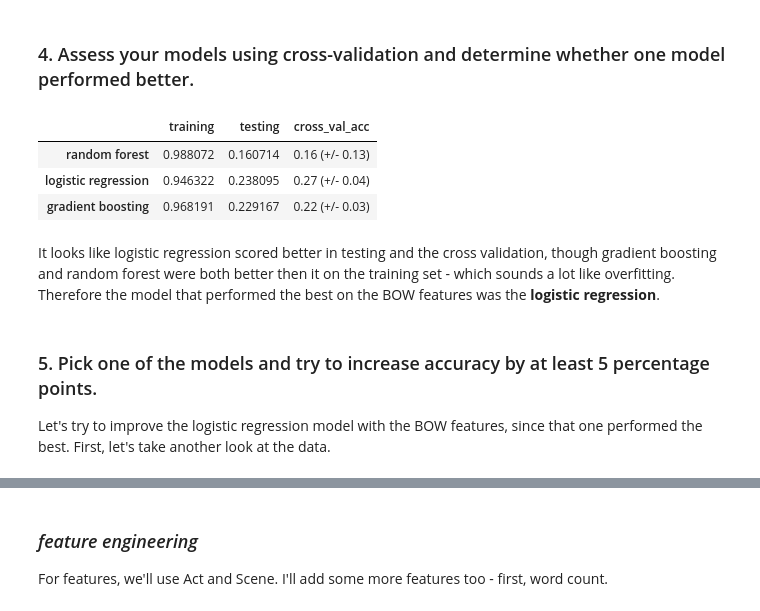
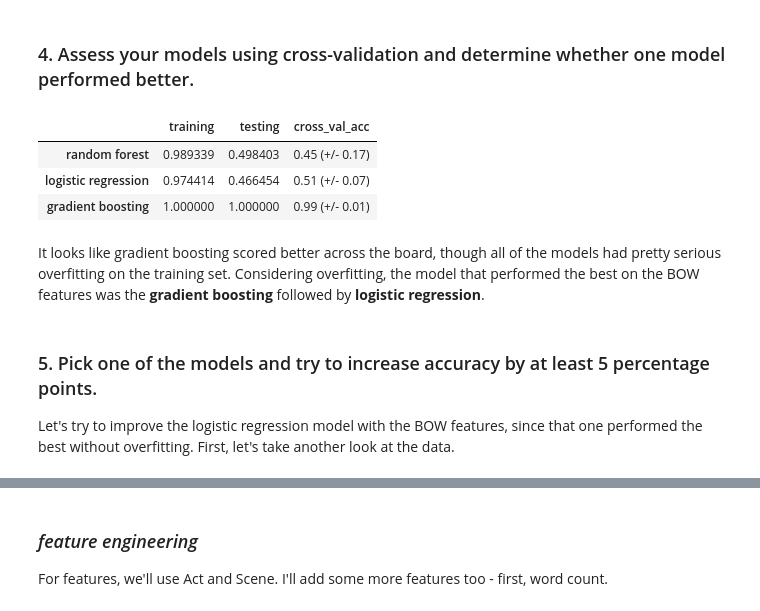
Before and after one commit to gemmaaa/lingdata, a Jupyter notebook: 4.4.5 version 3 NLP Challenge Romeo and Juliet.ipynb, the cells around one changed output, grey strips where cells are left out. Drawn from its saved outputs; the diff is of its cells as text; code cells hidden in the pictures.

```diff
--- a/4.4.5 version 3 NLP Challenge Romeo and Juliet.ipynb
+++ b/4.4.5 version 3 NLP Challenge Romeo and Juliet.ipynb
@@ -377,8 +413,12 @@ Accuracy: 0.18 (+/- 0.03)
 from sklearn.linear_model import LogisticRegression
 # %%
 lr = LogisticRegression()
-train = lr.fit(X_train, y_train)
-print(X_train.shape, y_train.shape)
-print('Training set score:', lr.score(X_train, y_train))
-print('\nTest set score:', lr.score(X_test, y_test))
+train = lr.fit(X_train_max, y_train_max)
+print(X_train_max.shape, y_train_max.shape)
+
+training_all.append(lr.score(X_train_max, y_train_max))
+testing_all.append(lr.score(X_test_max, y_test_max))
+
+print('Training set score:', training_all[-1])
+print('\nTest set score:', testing_all[-1])
 # %% [output]
@@ -390,4 +430,6 @@ Test set score: 0.23809523809523808
 validate_lr = cross_val_score(lr, X_train_max, y_train_max, cv=5)
 # %%
 print("Accuracy: %0.2f (+/- %0.2f)" % (validate_lr.mean(), validate_lr.std() * 2))
+
+cross_val_all.append("%0.2f (+/- %0.2f)" % (validate_lr.mean(), validate_lr.std() * 2))
 # %% [output]
@@ -396,8 +438,11 @@ Accuracy: 0.27 (+/- 0.04)
 <em>iii. with Gradient Boosting</em>
 # %%
 clf = ensemble.GradientBoostingClassifier()
-train = clf.fit(X_train, y_train)
+train = clf.fit(X_train_max, y_train_max)
 
-print('Training set score:', clf.score(X_train, y_train))
-print('\nTest set score:', clf.score(X_test, y_test))
+training_all.append(clf.score(X_train_max, y_train_max))
+testing_all.append(clf.score(X_test_max, y_test_max))
+
+print('Training set score:', training_all[-1])
+print('\nTest set score:', testing_all[-1])
 # %% [output]
@@ -408,4 +453,6 @@ Test set score: 0.24404761904761904
 validate_gb = cross_val_score(clf,X_train_max,y_train_max,cv=5)
 # %%
 print("Accuracy: %0.2f (+/- %0.2f)" % (validate_gb.mean(), validate_gb.std() * 2))
+
+cross_val_all.append("%0.2f (+/- %0.2f)" % (validate_gb.mean(), validate_gb.std() * 2))
 # %% [output]
@@ -534,22 +577,22 @@ Key:
 # %%
 order = ['random forest', 'logistic regression', 'gradient boosting']
 
 models = pd.DataFrame(index=order)
 
-models['training'] = [0.9880715705765407, 0.9463220675944334, 0.9681908548707754]
-models['testing'] = [0.16071428571428573,0.23809523809523808, 0.22916666666666666]
-models['cross_val_acc'] = ['0.16 (+/- 0.13)','0.27 (+/- 0.04)','0.23 (+/- 0.03)']
+models['training'] = training_all
+models['testing'] = testing_all
+models['cross_val_acc'] = cross_val_all
 
 models
 # %% [output]
 |  | training | testing | cross_val_acc |
-| random forest | 0.988072 | 0.160714 | 0.16 (+/- 0.13) |
-| logistic regression | 0.946322 | 0.238095 | 0.27 (+/- 0.04) |
-| gradient boosting | 0.968191 | 0.229167 | 0.22 (+/- 0.03) |
+| random forest | 0.989339 | 0.498403 | 0.45 (+/- 0.17) |
+| logistic regression | 0.974414 | 0.466454 | 0.51 (+/- 0.07) |
+| gradient boosting | 1.000000 | 1.000000 | 0.99 (+/- 0.01) |
 # %% [markdown]
-It looks like logistic regression scored better in testing and the cross validation, though gradient boosting and random forest were both better then it on the training set - which sounds a lot like overfitting. Therefore the model that performed the best on the BOW features was the **logistic regression**.
+It looks like gradient boosting scored better across the board, though all of the models had pretty serious overfitting on the training set. Considering overfitting, the model that performed the best on the BOW features was the **gradient boosting** followed by **logistic regression**.
 # %% [markdown]
 ### 5. Pick one of the models and try to increase accuracy by at least 5 percentage points.
 
-Let's try to improve the logistic regression model with the BOW features, since that one performed the best. First, let's take another look at the data.
+Let's try to improve the logistic regression model with the BOW features, since that one performed the best without overfitting. First, let's take another look at the data.
 # %%
```
Also changed, not shown: parts of 44 cells of this notebook.
